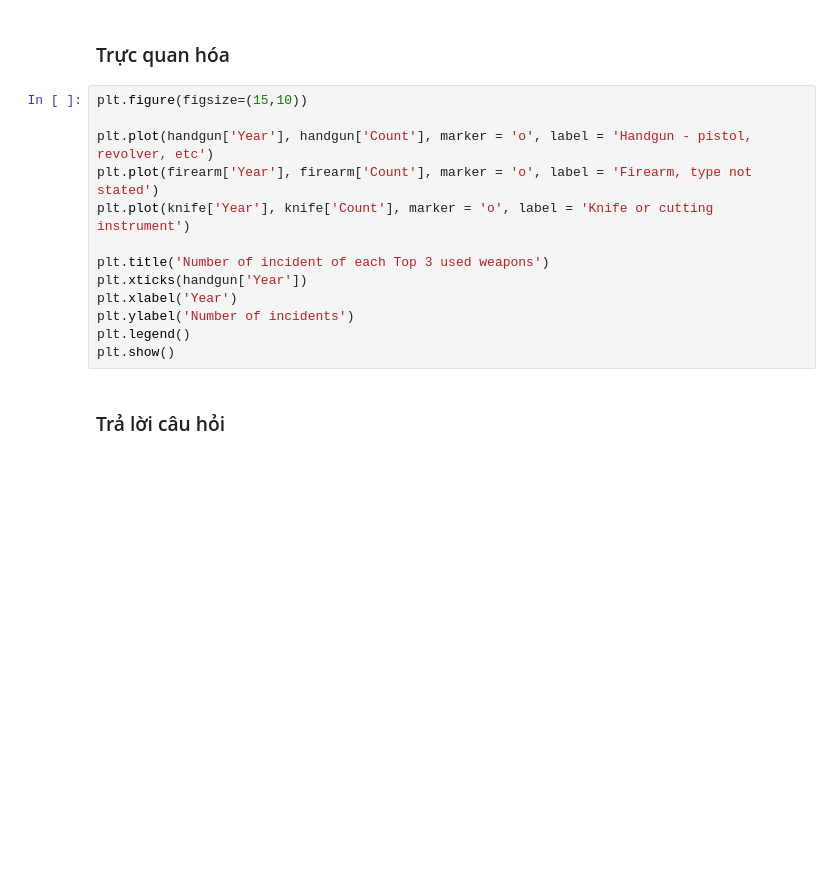
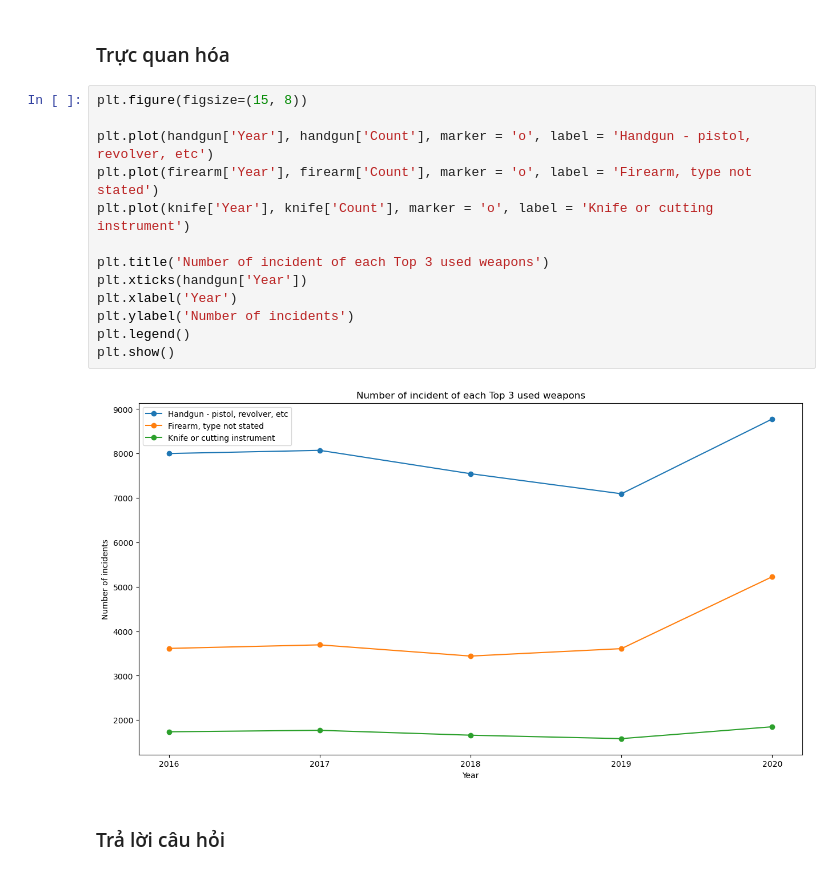
Before and after one commit to SangPhan852/P4DS_Project, a Jupyter notebook: 20127288_20127613.ipynb, the cells around one changed output. Cells and saved outputs as stored; diff of their text form; blank space fills up the shorter version.

```diff
--- a/20127288_20127613.ipynb
+++ b/20127288_20127613.ipynb
@@ -274,18 +481,20 @@ knife
 # %% [markdown]
 ### Trực quan hóa
 # %%
-plt.figure(figsize=(15,10))
+plt.figure(figsize=(15, 8))
 
 plt.plot(handgun['Year'], handgun['Count'], marker = 'o', label = 'Handgun - pistol, revolver, etc')
 plt.plot(firearm['Year'], firearm['Count'], marker = 'o', label = 'Firearm, type not stated')
 plt.plot(knife['Year'], knife['Count'], marker = 'o', label = 'Knife or cutting instrument')
 
 plt.title('Number of incident of each Top 3 used weapons')
 plt.xticks(handgun['Year'])
 plt.xlabel('Year')
 plt.ylabel('Number of incidents')
 plt.legend()
 plt.show()
+# %% [output]
+[figure, added]
 # %% [markdown]
 ### Trả lời câu hỏi
 # %% [markdown]
```
Also changed, not shown: parts of 45 cells of this notebook, 1 other file.
